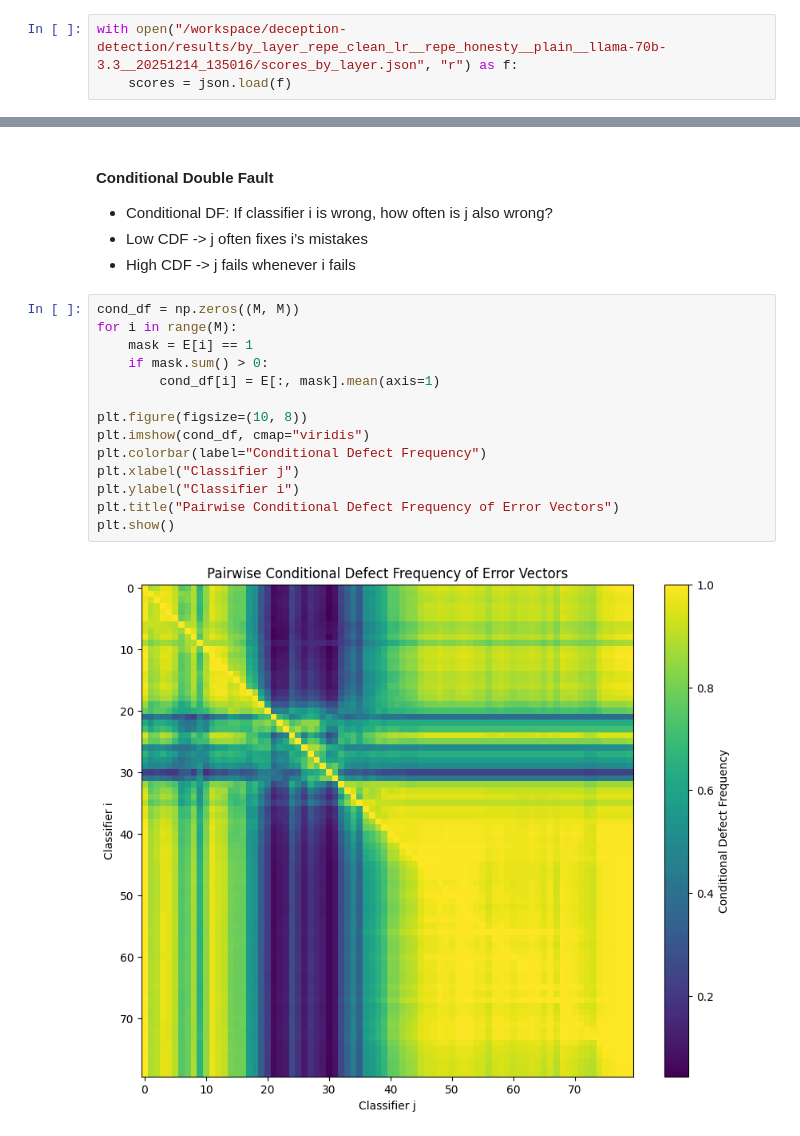
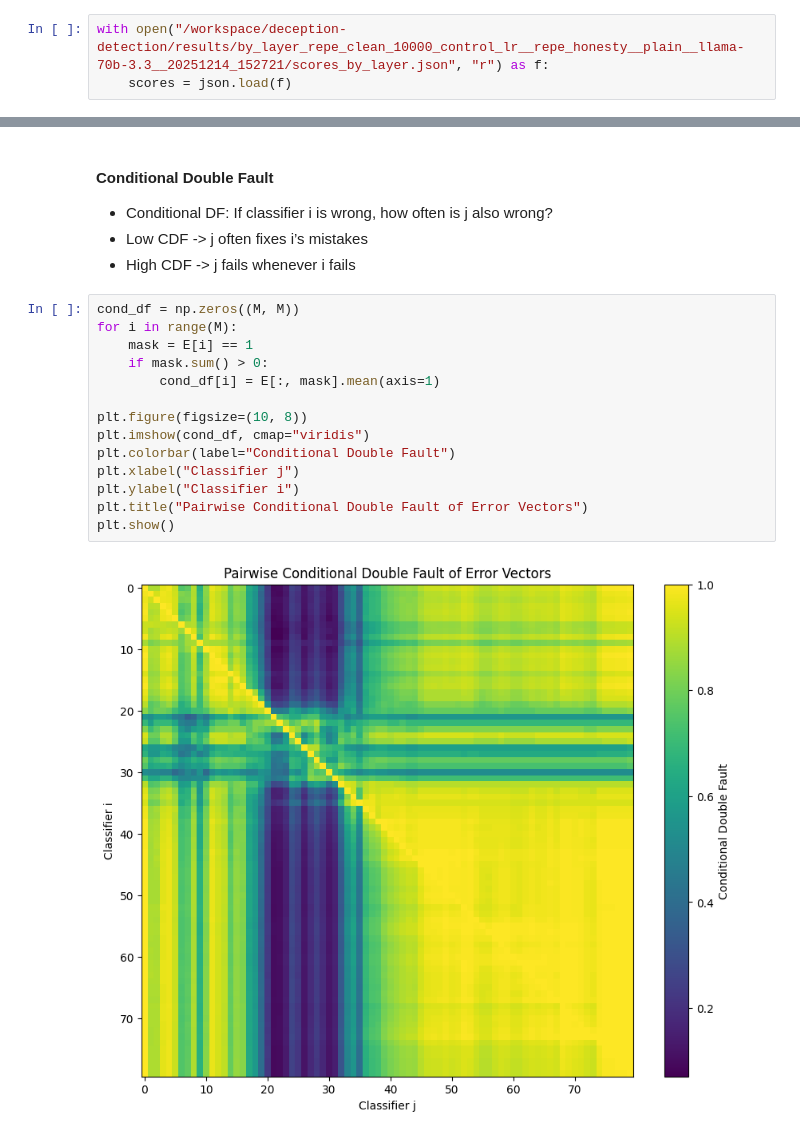
Before and after one commit to AanshSamyani/probe-busting, a Jupyter notebook: deception_detection/notebooks/layer_wise_single_probe_errors.ipynb, the cells around one changed output, grey strips where cells are left out. Drawn from its saved outputs; the diff is of its cells as text.

```diff
--- a/deception_detection/notebooks/layer_wise_single_probe_errors.ipynb
+++ b/deception_detection/notebooks/layer_wise_single_probe_errors.ipynb
@@ -5,7 +5,7 @@ import matplotlib.pyplot as plt
 
 from sklearn.metrics import roc_auc_score
 # %%
-with open("/workspace/deception-detection/results/by_layer_repe_clean_lr__repe_honesty__plain__llama-70b-3.3__20251214_135016/scores_by_layer.json", "r") as f:
+with open("/workspace/deception-detection/results/by_layer_repe_clean_10000_control_lr__repe_honesty__plain__llama-70b-3.3__20251214_152721/scores_by_layer.json", "r") as f:
     scores = json.load(f)
 # %%
 scores.keys()
@@ -113,16 +113,16 @@ plt.show()
 # %%
 cond_df = np.zeros((M, M))
 for i in range(M):
     mask = E[i] == 1
     if mask.sum() > 0:
         cond_df[i] = E[:, mask].mean(axis=1)
 
 plt.figure(figsize=(10, 8))
 plt.imshow(cond_df, cmap="viridis")
-plt.colorbar(label="Conditional Defect Frequency")
+plt.colorbar(label="Conditional Double Fault")
 plt.xlabel("Classifier j")
 plt.ylabel("Classifier i")
-plt.title("Pairwise Conditional Defect Frequency of Error Vectors")
+plt.title("Pairwise Conditional Double Fault of Error Vectors")
 plt.show()
 # %% [output]
-[figure, old version]
+[figure, new version]
```
Also changed, not shown: parts of 3 cells of this notebook, 8 other files.
